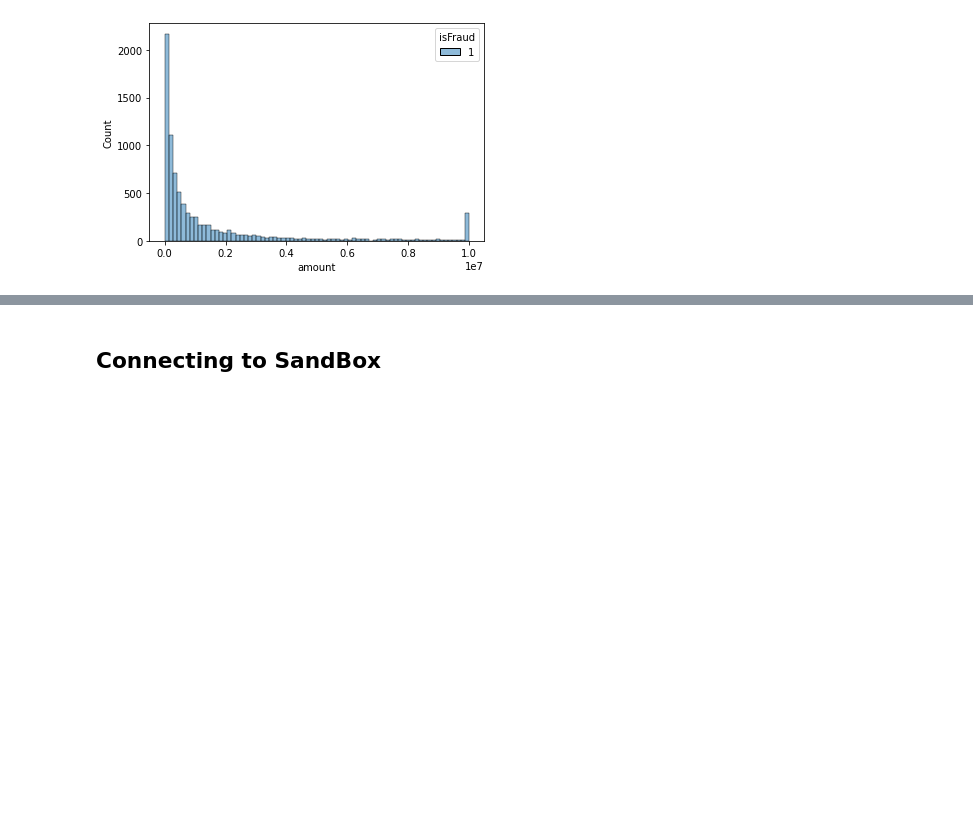
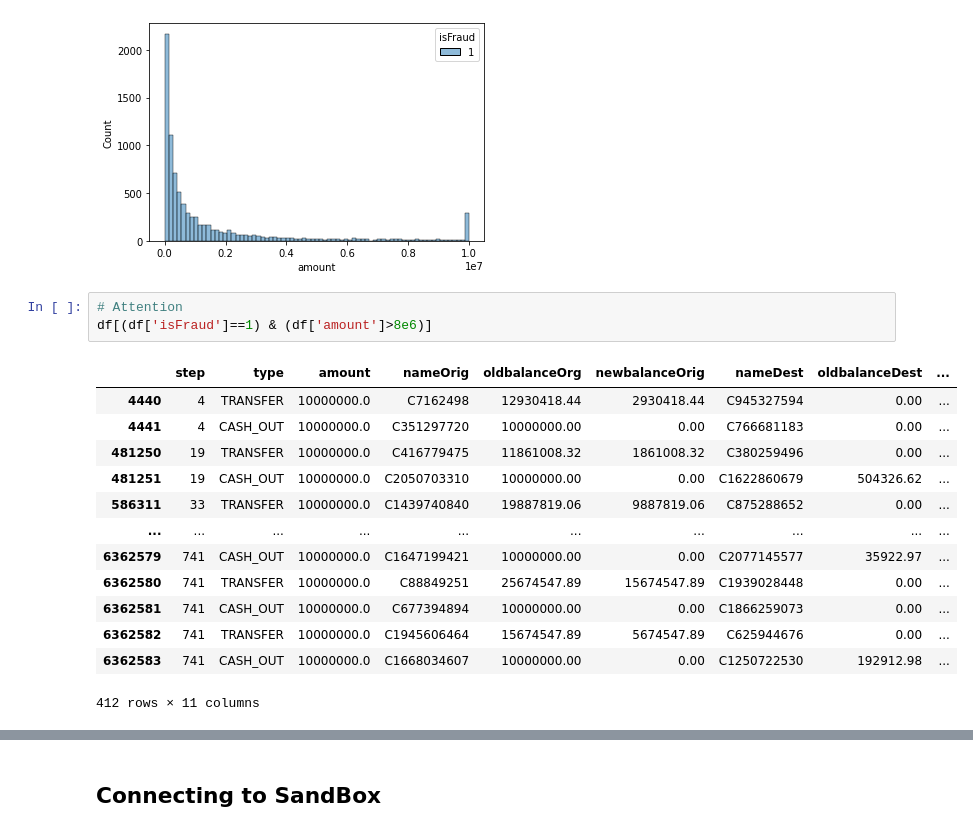
Before and after one commit to BiaPri/Graph_Fraud_Detection, a Jupyter notebook: Neo_Driver.ipynb, the cells around one changed output, grey strips where cells are left out. Cells and saved outputs as stored; diff of their text form; blank space fills up the shorter version.

```diff
--- a/Neo_Driver.ipynb
+++ b/Neo_Driver.ipynb
@@ -57,3 +57,20 @@ sns.histplot(x='amount', hue='isFraud', data=df[df['isFraud']==1])
 # %% [output]
 <AxesSubplot:xlabel='amount', ylabel='Count'>
 [figure]
+# %%
+# Attention
+df[(df['isFraud']==1) & (df['amount']>8e6)]
+# %% [output]
+|  | step | type | amount | nameOrig | oldbalanceOrg | newbalanceOrig | nameDest | oldbalanceDest | ... |
+| 4440 | 4 | TRANSFER | 10000000.0 | C7162498 | 12930418.44 | 2930418.44 | C945327594 | 0.00 | ... |
+| 4441 | 4 | CASH_OUT | 10000000.0 | C351297720 | 10000000.00 | 0.00 | C766681183 | 0.00 | ... |
+| 481250 | 19 | TRANSFER | 10000000.0 | C416779475 | 11861008.32 | 1861008.32 | C380259496 | 0.00 | ... |
+| 481251 | 19 | CASH_OUT | 10000000.0 | C2050703310 | 10000000.00 | 0.00 | C1622860679 | 504326.62 | ... |
+| 586311 | 33 | TRANSFER | 10000000.0 | C1439740840 | 19887819.06 | 9887819.06 | C875288652 | 0.00 | ... |
+| ... | ... | ... | ... | ... | ... | ... | ... | ... | ... |
+| 6362579 | 741 | CASH_OUT | 10000000.0 | C1647199421 | 10000000.00 | 0.00 | C2077145577 | 35922.97 | ... |
+| 6362580 | 741 | TRANSFER | 10000000.0 | C88849251 | 25674547.89 | 15674547.89 | C1939028448 | 0.00 | ... |
+| 6362581 | 741 | CASH_OUT | 10000000.0 | C677394894 | 10000000.00 | 0.00 | C1866259073 | 0.00 | ... |
+| 6362582 | 741 | TRANSFER | 10000000.0 | C1945606464 | 15674547.89 | 5674547.89 | C625944676 | 0.00 | ... |
+| 6362583 | 741 | CASH_OUT | 10000000.0 | C1668034607 | 10000000.00 | 0.00 | C1250722530 | 192912.98 | ... |
+412 rows × 11 columns
```
Also changed, not shown: parts of 2 cells of this notebook.
